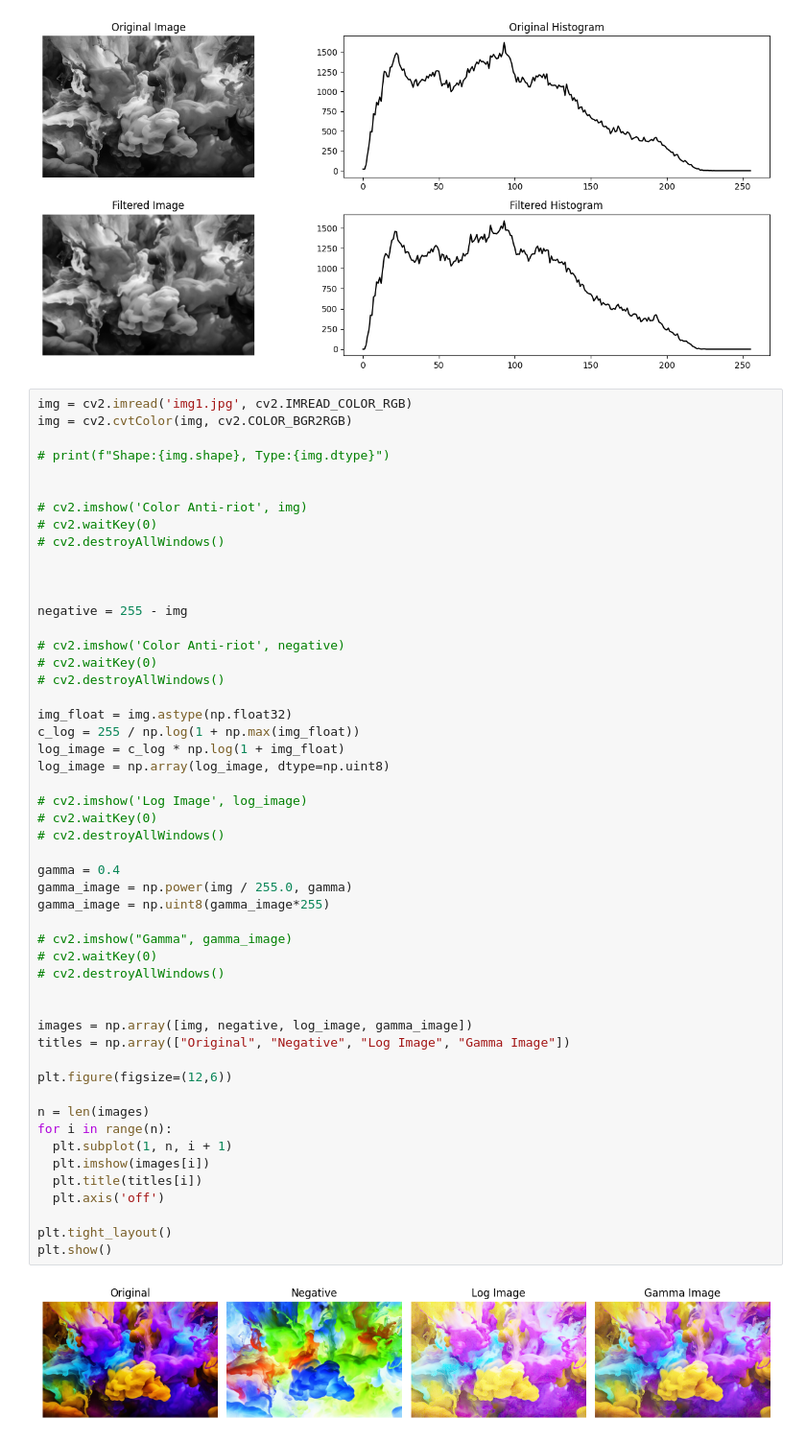
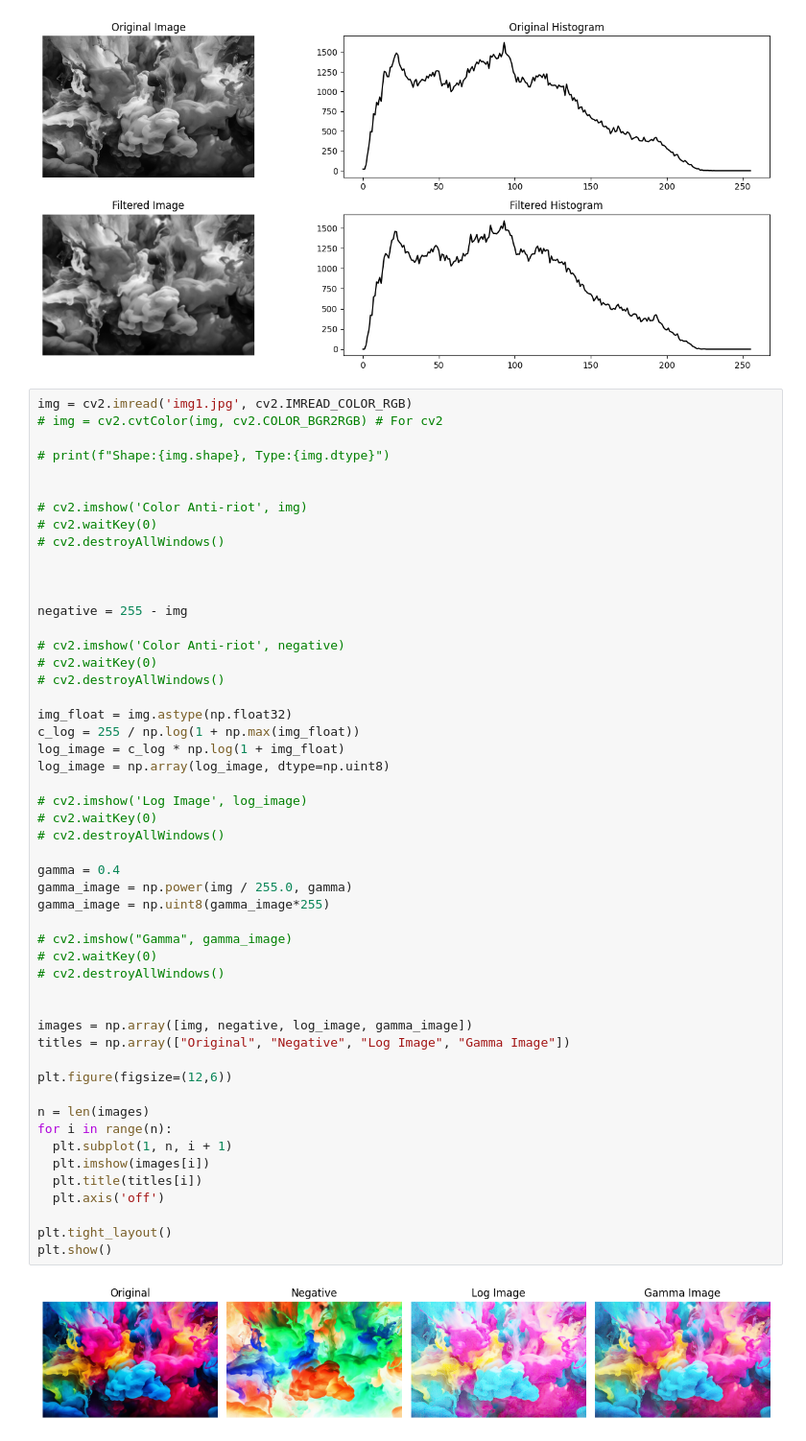
Before and after one commit to thevkp/Spatial-Filtering, a Jupyter notebook: intro.ipynb, the cells around one changed output. Shown at 96% size. Drawn from its saved outputs; the diff is of its cells as text.

```diff
--- a/intro.ipynb
+++ b/intro.ipynb
@@ -192,7 +192,7 @@ plt.show()
 [figure]
 # %%
 img = cv2.imread('img1.jpg', cv2.IMREAD_COLOR_RGB)
-img = cv2.cvtColor(img, cv2.COLOR_BGR2RGB)
+# img = cv2.cvtColor(img, cv2.COLOR_BGR2RGB) # For cv2
 
 # print(f"Shape:{img.shape}, Type:{img.dtype}")
 
@@ -215,31 +215,31 @@ log_image = c_log * np.log(1 + img_float)
 log_image = np.array(log_image, dtype=np.uint8)
 
 # cv2.imshow('Log Image', log_image)
 # cv2.waitKey(0)
 # cv2.destroyAllWindows()
 
 gamma = 0.4
 gamma_image = np.power(img / 255.0, gamma)
 gamma_image = np.uint8(gamma_image*255)
 
 # cv2.imshow("Gamma", gamma_image)
 # cv2.waitKey(0)
 # cv2.destroyAllWindows()
 
 
 images = np.array([img, negative, log_image, gamma_image])
 titles = np.array(["Original", "Negative", "Log Image", "Gamma Image"])
 
 plt.figure(figsize=(12,6))
 
 n = len(images)
 for i in range(n):
   plt.subplot(1, n, i + 1)
   plt.imshow(images[i])
   plt.title(titles[i])
   plt.axis('off')
 
 plt.tight_layout()
 plt.show()
 # %% [output]
-[figure, old version]
+[figure, new version]
```
Also changed, not shown: parts of 2 cells of this notebook.
